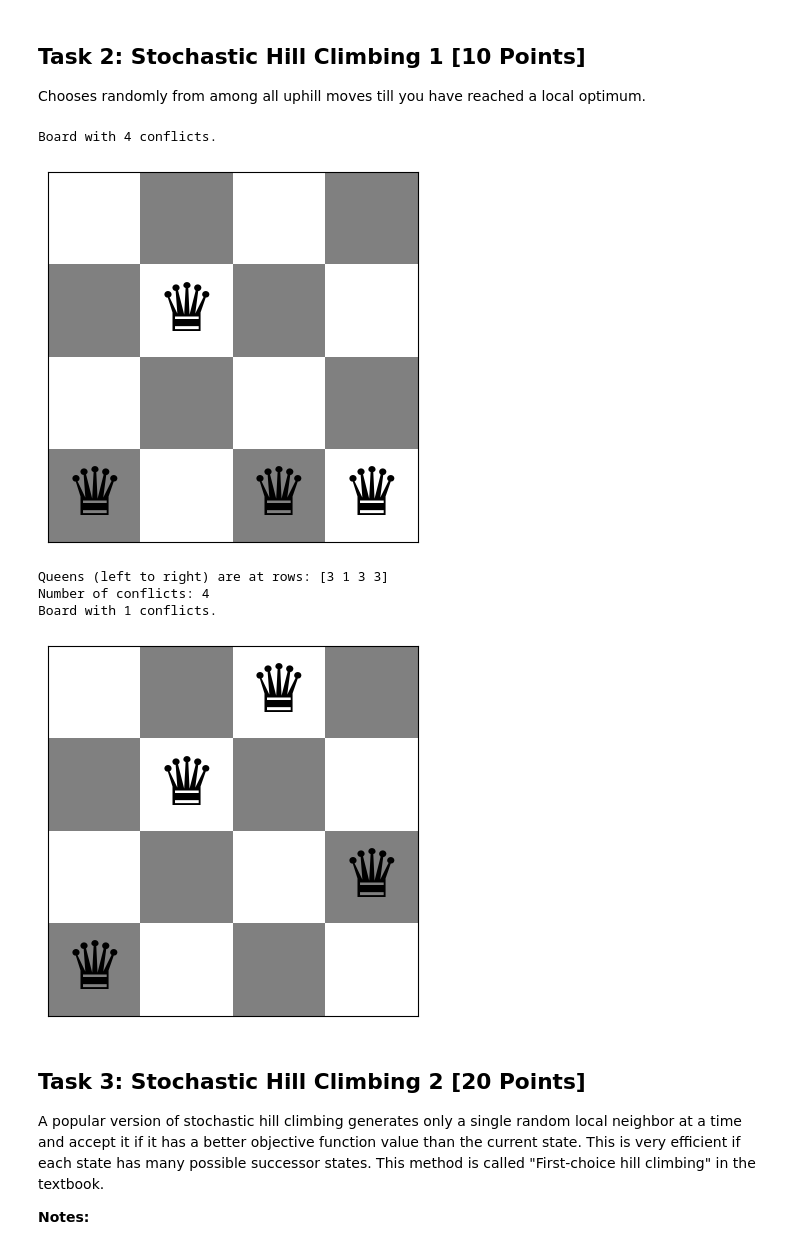
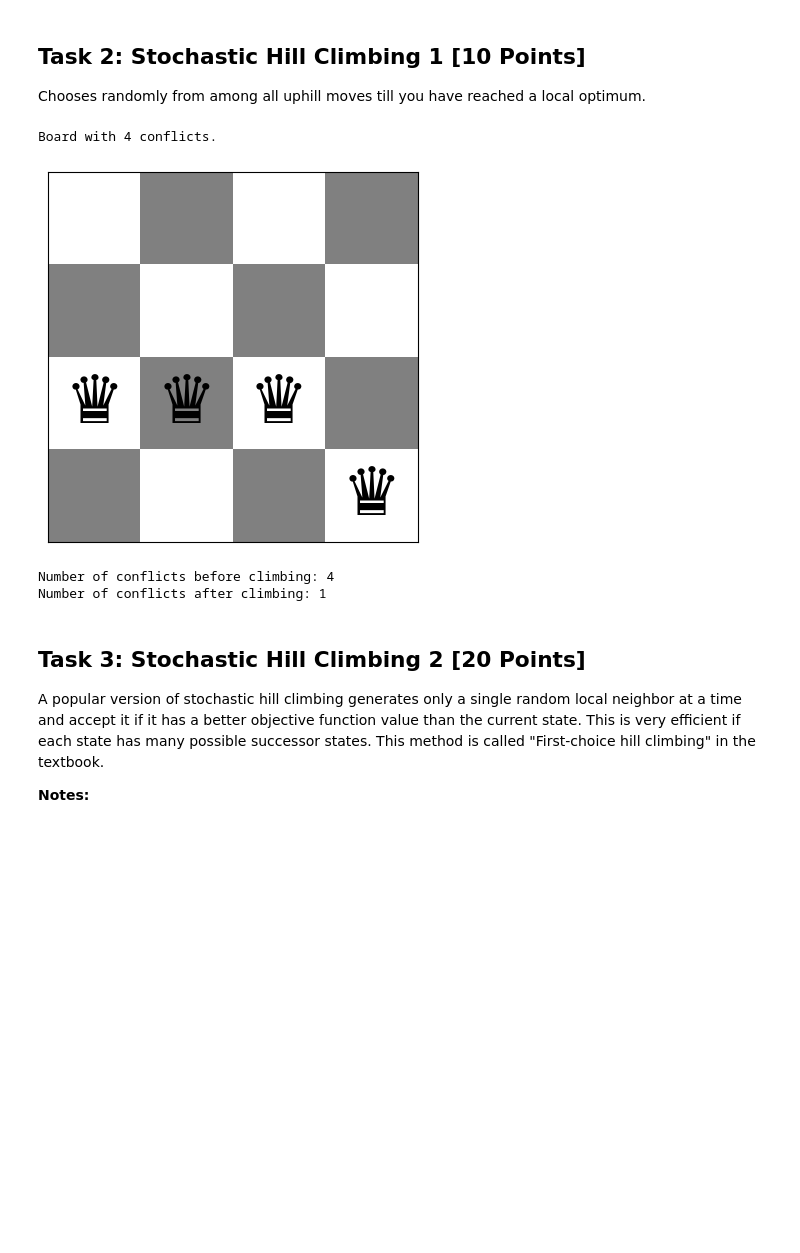
Before and after one commit to JamocaVisions/CodeCursor, a Jupyter notebook: Local_Search/n_queens.ipynb, the cells around one changed output. Cells and saved outputs as stored; diff of their text form; code cells hidden in the pictures; blank space fills up the shorter version.

```diff
--- a/Local_Search/n_queens.ipynb
+++ b/Local_Search/n_queens.ipynb
@@ -139,11 +139,11 @@ Calculate the objective function for all local moves (see definition of local mo
 def best_successor(board):
   length = len(board)
   best_result = board
-  for i in range(length):
-    for j in range(length):
-      if j != board[i]:
+  for row in range(length):
+    for column in range(length):
+      if column != board[row]:
         new_board = list(board)
-        new_board[i] = j
+        new_board[row] = column
         if conflicts_jit(new_board) < conflicts_jit(best_result):
           best_result = new_board
   return best_result
@@ -160,7 +160,7 @@ def hill_climbing(board):
 
 board = random_board(4)
 show_board(board)
-print(f"Queens (left to right) are at rows: {board}")
-print(f"Number of conflicts: {conflicts_jit(board)}")
-show_board(hill_climbing(board))
+print(f"Number of conflicts before climbing: {conflicts_jit(board)}")
+board = hill_climbing(board)
+print(f"Number of conflicts after climbing: {conflicts_jit(board)}")
 # %% [output]
@@ -177,41 +175,40 @@ Chooses randomly from among all uphill moves till you have reached a local optim
 # %%
 import random
 def uphill_improv_moves(board):
   moves = []
   for i in range(len(board)):
     for j in range(len(board)):
       current = list(board)
       if j != board[i]:
         current[i] = j
         if conflicts_jit(current) < conflicts_jit(board):
           moves.append(current)
   return moves
 
 
 def stochastic_hill_climbing(board):
   current = list(board)
   while conflicts_jit(current):
     uphill_moves = uphill_improv_moves(current)
     if uphill_moves:
       neighbor = random.choice(uphill_moves)
       current = neighbor
+    #These lines are used to prevent an infinite loop
     else:
       return current
   return current
 
 
 board = random_board(4)
 show_board(board)
-print(f"Queens (left to right) are at rows: {board}")
-print(f"Number of conflicts: {conflicts_jit(board)}")
-show_board(stochastic_hill_climbing(board))
+print(f"Number of conflicts before climbing: {conflicts_jit(board)}")
+board = stochastic_hill_climbing(board)
+print(f"Number of conflicts after climbing: {conflicts_jit(board)}")
 # %% [output]
 Board with 4 conflicts.
-[figure, old version]
+[figure, new version]
-Queens (left to right) are at rows: [3 1 3 3]
-Number of conflicts: 4
-Board with 1 conflicts.
+Number of conflicts before climbing: 4
+Number of conflicts after climbing: 1
-[figure, removed]
 # %% [markdown]
 ## Task 3: Stochastic Hill Climbing 2 [20 Points]
 
```
Also changed, not shown: parts of 4 cells of this notebook.
